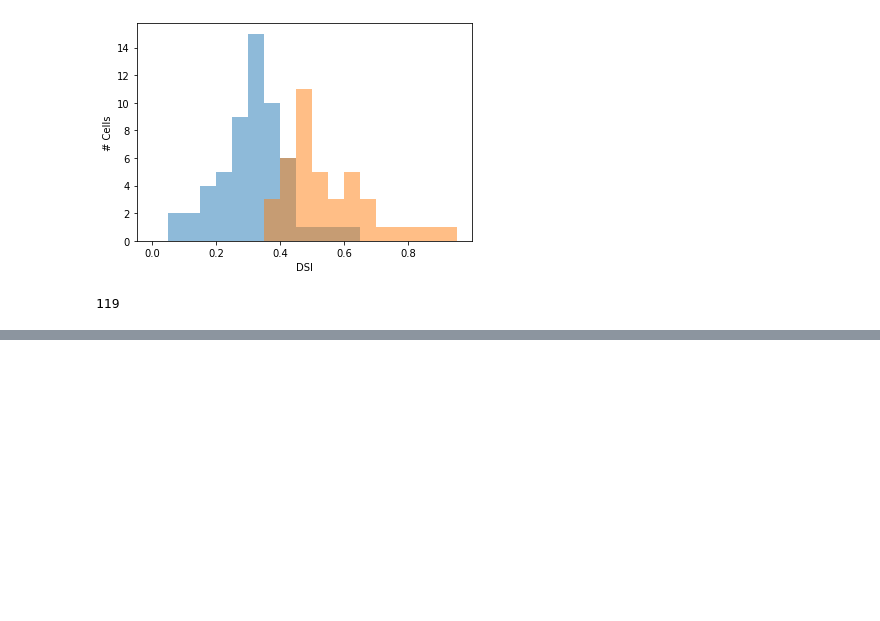
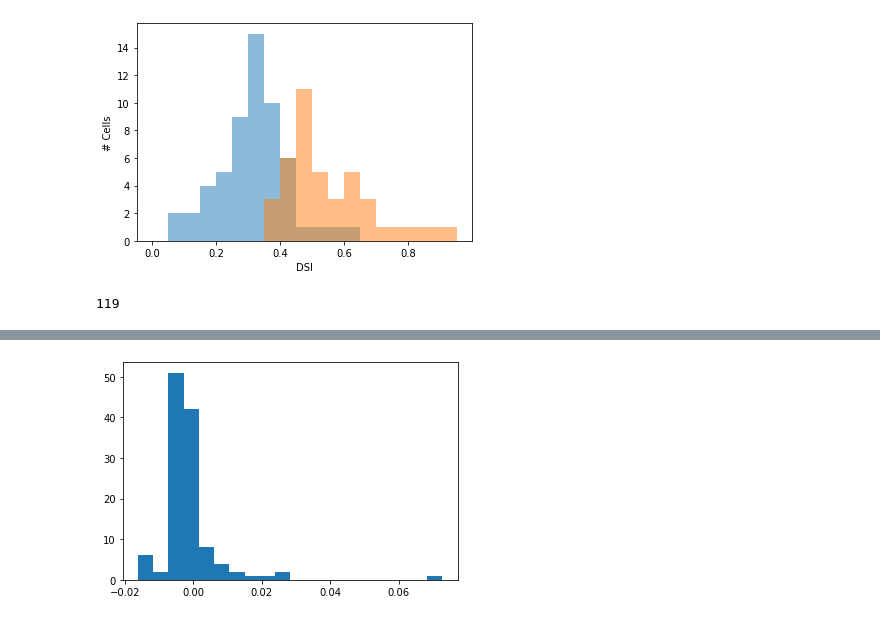
Before and after one commit to AllenInstitute/swdb_neural_encoding, a Jupyter notebook: code/Day1Exercises_w_solutions.ipynb, the cells around one changed output, grey strips where cells are left out. Cells and saved outputs as stored; diff of their text form; code cells hidden in the pictures; blank space fills up the shorter version.

```diff
--- a/code/Day1Exercises_w_solutions.ipynb
+++ b/code/Day1Exercises_w_solutions.ipynb
@@ -510,0 +734,6 @@ num_cells
+# %%
+# The distribution of residuals will suggest to us which link function would be best (if not known a priori)
+plt.hist(mean_response-rfmodel.predict(Xspd_continuous), bins=20)
+plt.show()
+# %% [output]
+[figure, added]
```
Also changed, not shown: parts of 27 cells of this notebook, 1 other file.
